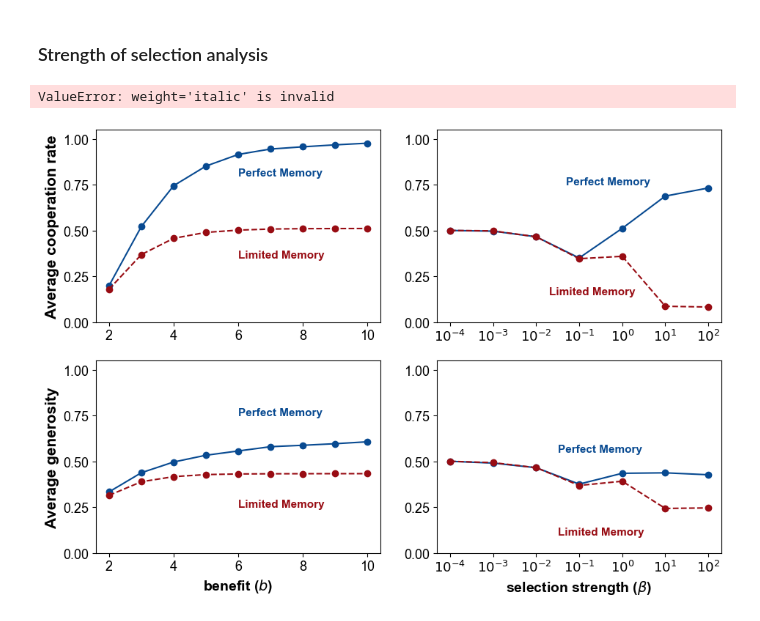
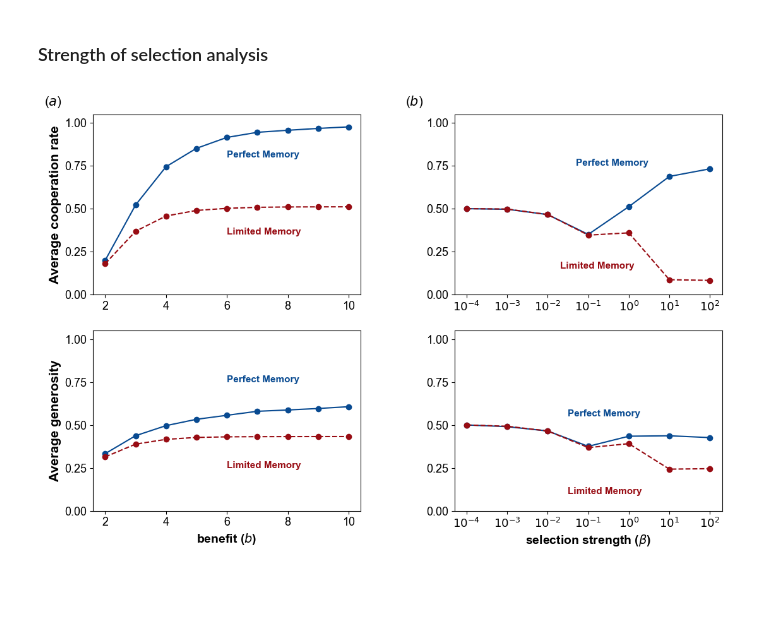
Before and after one commit to Nikoleta-v3/evolution-of-cooperation-with-limited-updating-payoff-memory, a Jupyter notebook: nbs/Donation Game Perfect and Limited Memory.ipynb, the cells around one changed output. Saved outputs shown, nothing was run; the diff lists cells and outputs as text; code cells hidden in the pictures; blank space fills up the shorter version.

```diff
--- a/nbs/Donation Game Perfect and Limited Memory.ipynb
+++ b/nbs/Donation Game Perfect and Limited Memory.ipynb
@@ -104,7 +104,7 @@ fig.savefig("../paper/static/population_heatmaps.pdf", bbox_inches='tight')
 fig, axes = plt.subplots(ncols=2, nrows=1, figsize=(8, 7.5))
 
 
-cooperation_rates = [round(sum(df['average cooperation rate'] * (df['frequencies'] / 10 ** 7)), 2)
+cooperation_rates = [round(sum(df['average cooperation rate'] * (df['frequencies'] / (5 * 10 ** 7))), 2)
                      for df in last_round_dfs]
 
 for i, heatmap in enumerate([heatmaps[1], heatmaps[-1]]):
@@ -326,34 +274,33 @@ axes[(1, 1)].plot(range(1, 8), generosity_beta_limited, "--o", color=reds(.9));
 axes[(1, 1)].set_xlabel(r'selection strength ($\beta$)', weight="bold", fontsize=14);
 
 axes[(1, 1)].text(3.5, .55, "Perfect Memory", fontsize=11, color=blues(.9), fontweight='bold')
 axes[(1, 1)].text(3.5, .1, "Limited Memory", fontsize=11, color=reds(.9), fontweight='bold')
 
 axes[(1, 1)].set_xticks([1, 2, 3, 4, 5, 6, 7]);
 axes[(1, 1)].set_xticklabels([r"$10^{-4}$", r"$10^{-3}$",
                       r"$10^{-2}$",
                       r"$10^{-1}$",
                       r"$10^{0}$",
                       r"$10^{1}$",
                       r"$10^{2}$"]);
 
 for i in [(0, 0), (0, 1), (1, 0), (1, 1)]:
     axes[i].tick_params(axis='both', which='major', labelsize=13)
     axes[i].set_ylim(0, 1.05);
     axes[i].set_yticks([0, .25, .5, .75, 1])
 #     for ax in [axes[i].spines["right"], axes[i].spines["top"]]:
 #         ax.set_visible(False);
 
 
-axes[(0, 0)].text(0.7, 1.1, "(a)", fontsize=15, fontweight='italic')
-axes[(0, 1)].text(0, 1.1, "(b)", fontsize=15, fontweight='italic')
+axes[(0, 0)].text(0, 1.1, "($a$)", fontsize=15,)
+axes[(0, 1)].text(-.5, 1.1, "($b$)", fontsize=15,)
 
 
 
 plt.tight_layout();
 
 plt.subplots_adjust(wspace=.35, hspace=.2)
 
 plt.savefig("../paper/static/cooperation_rate_over_b_and_beta.pdf")
 # %% [output]
-ValueError: weight='italic' is invalid
-[figure, old version]
+[figure, new version]
```
Also changed, not shown: parts of 2 cells of this notebook, 12 other files.
